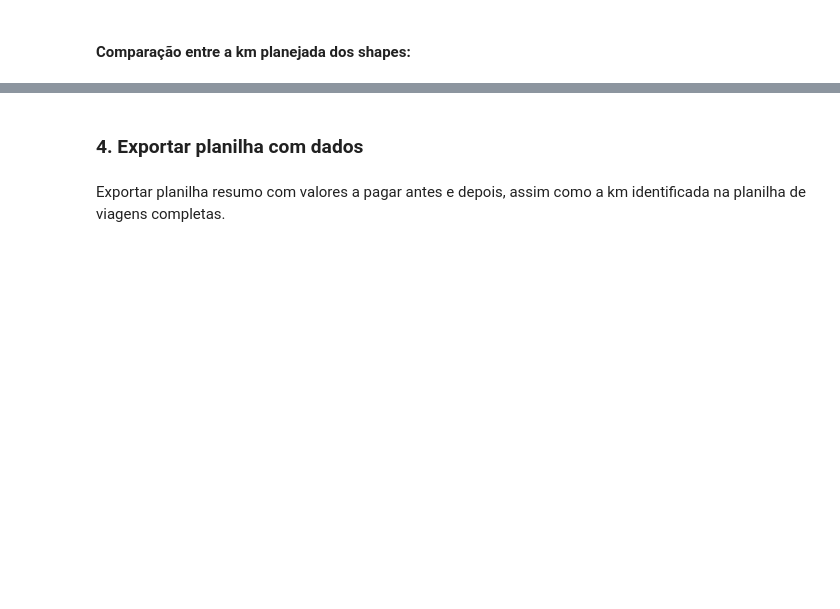
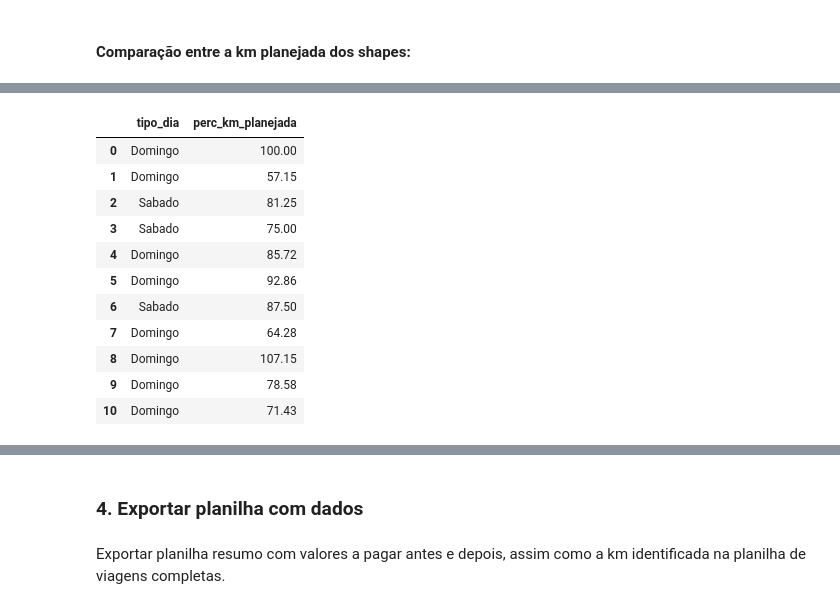
Before and after one commit to RJ-SMTR/subsidio_recursos, a Jupyter notebook: SMTR202212006611_010_2022-12-16/3_reprocessamento_010.ipynb, the cells around one changed output, grey strips where cells are left out. Cells and saved outputs as stored; diff of their text form; code cells hidden in the pictures; blank space fills up the shorter version.

```diff
--- a/SMTR202212006611_010_2022-12-16/3_reprocessamento_010.ipynb
+++ b/SMTR202212006611_010_2022-12-16/3_reprocessamento_010.ipynb
@@ -644,3 +625,31 @@ fds_planejado_reprocessamento
+# %%
+q = f"""
+    SELECT
+    DISTINCT tipo_dia, perc_km_planejada
+    FROM
+    `rj-smtr.dashboard_subsidio_sppo.sumario_servico_dia_historico`
+    WHERE
+    tipo_dia IN ("Domingo", "Sabado")
+    AND servico = '010'
+    AND DATA BETWEEN '2023-04-01'
+    AND '2023-05-31'
+"""
+
+planejado_reprocessamento = bd.read_sql(q, from_file=True)
+planejado_reprocessamento
+# %% [output]
+|  | tipo_dia | perc_km_planejada |
+| 0 | Domingo | 100.00 |
+| 1 | Domingo | 57.15 |
+| 2 | Sabado | 81.25 |
+| 3 | Sabado | 75.00 |
+| 4 | Domingo | 85.72 |
+| 5 | Domingo | 92.86 |
+| 6 | Sabado | 87.50 |
+| 7 | Domingo | 64.28 |
+| 8 | Domingo | 107.15 |
+| 9 | Domingo | 78.58 |
+| 10 | Domingo | 71.43 |
 # %%
 q = f"""
     SELECT
```
Also changed, not shown: parts of 13 cells of this notebook, 4 other files.
